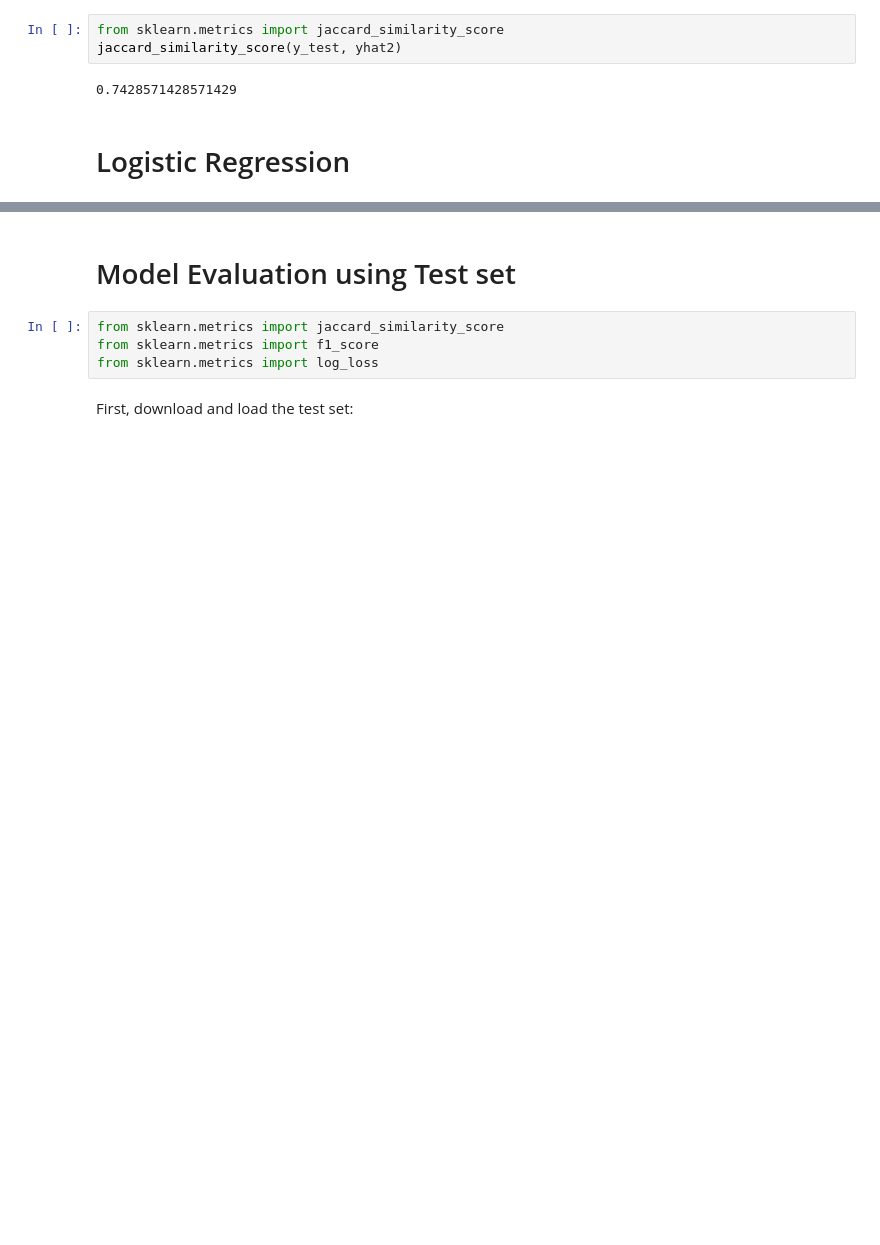
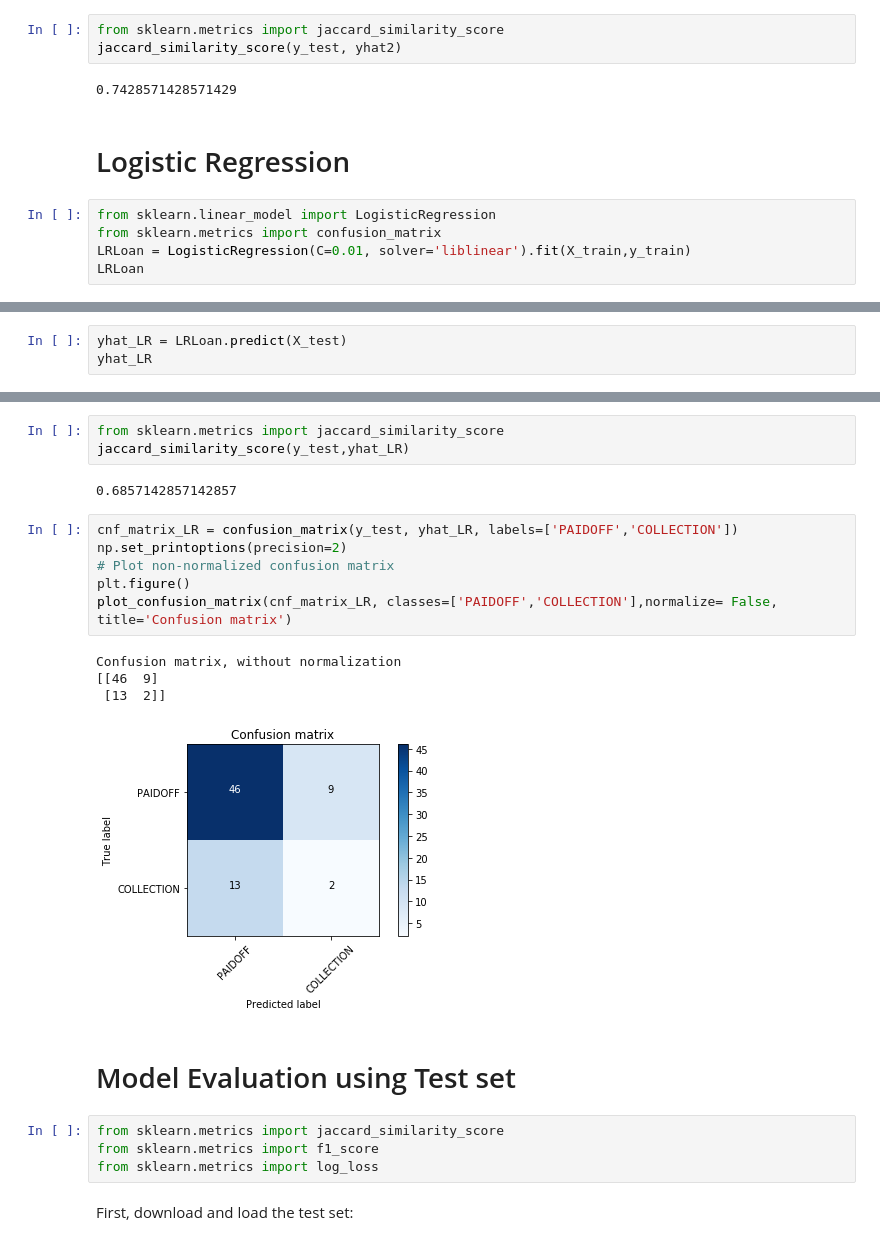
Before and after one commit to marialida/coursera-capstone-project, a Jupyter notebook: MLwPython-Maria-Lida.ipynb, the cells around one changed output, grey strips where cells are left out. Drawn from its saved outputs; the diff is of its cells as text; blank space fills up the shorter version.

```diff
--- a/MLwPython-Maria-Lida.ipynb
+++ b/MLwPython-Maria-Lida.ipynb
@@ -498,3 +498,8 @@ jaccard_similarity_score(y_test, yhat2)
 0.7428571428571429
 # %% [markdown]
 # Logistic Regression
+# %%
+from sklearn.linear_model import LogisticRegression
+from sklearn.metrics import confusion_matrix
+LRLoan = LogisticRegression(C=0.01, solver='liblinear').fit(X_train,y_train)
+LRLoan
@@ -500,0 +511,3 @@ jaccard_similarity_score(y_test, yhat2)
+# %%
+yhat_LR = LRLoan.predict(X_test)
+yhat_LR
@@ -501,3 +550,19 @@ jaccard_similarity_score(y_test, yhat2)
+# %%
+from sklearn.metrics import jaccard_similarity_score
+jaccard_similarity_score(y_test,yhat_LR)
+# %% [output]
+0.6857142857142857
+# %%
+cnf_matrix_LR = confusion_matrix(y_test, yhat_LR, labels=['PAIDOFF','COLLECTION'])
+np.set_printoptions(precision=2)
+# Plot non-normalized confusion matrix
+plt.figure()
+plot_confusion_matrix(cnf_matrix_LR, classes=['PAIDOFF','COLLECTION'],normalize= False,  title='Confusion matrix')
+# %% [output]
+Confusion matrix, without normalization
+[[46  9]
+ [13  2]]
+[figure, added]
 # %% [markdown]
 # Model Evaluation using Test set
 # %%
```
Also changed, not shown: parts of 4 cells of this notebook.
